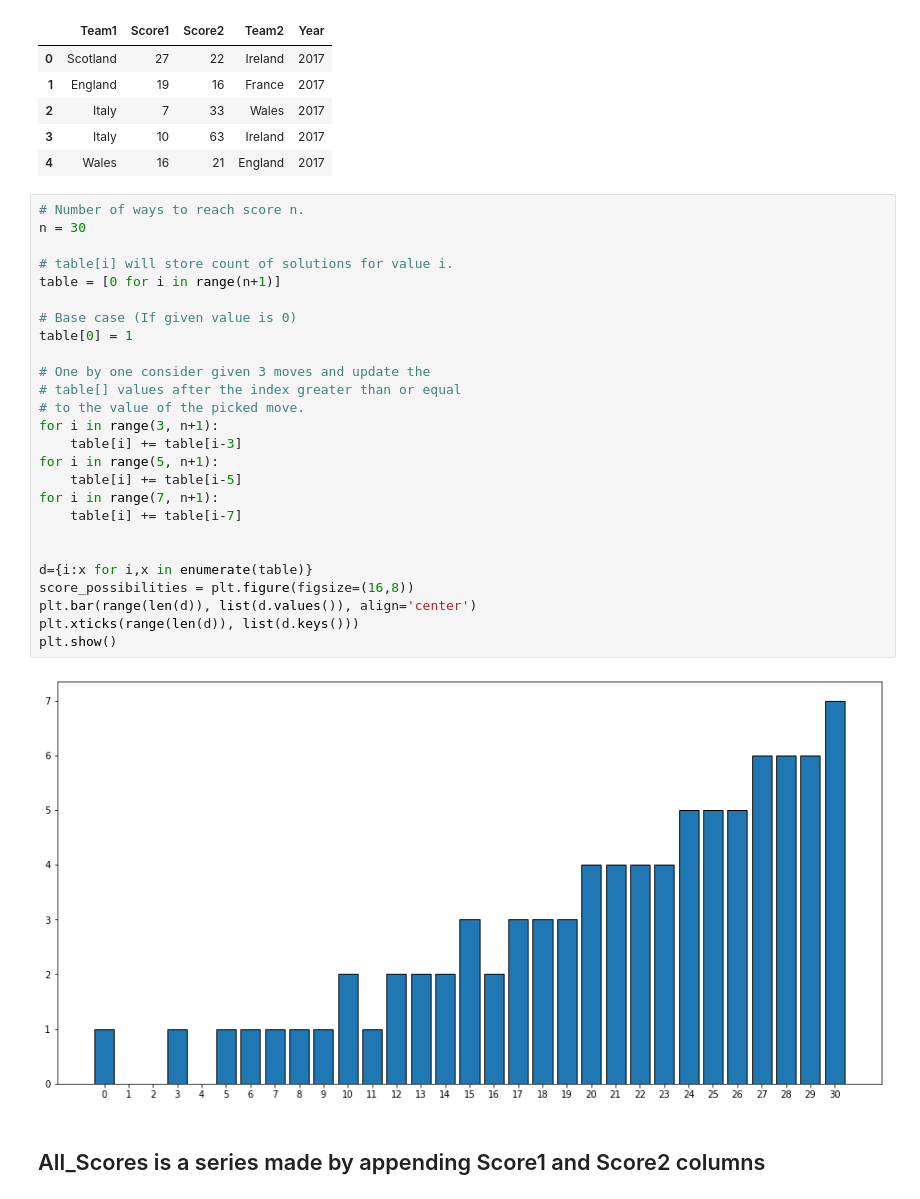
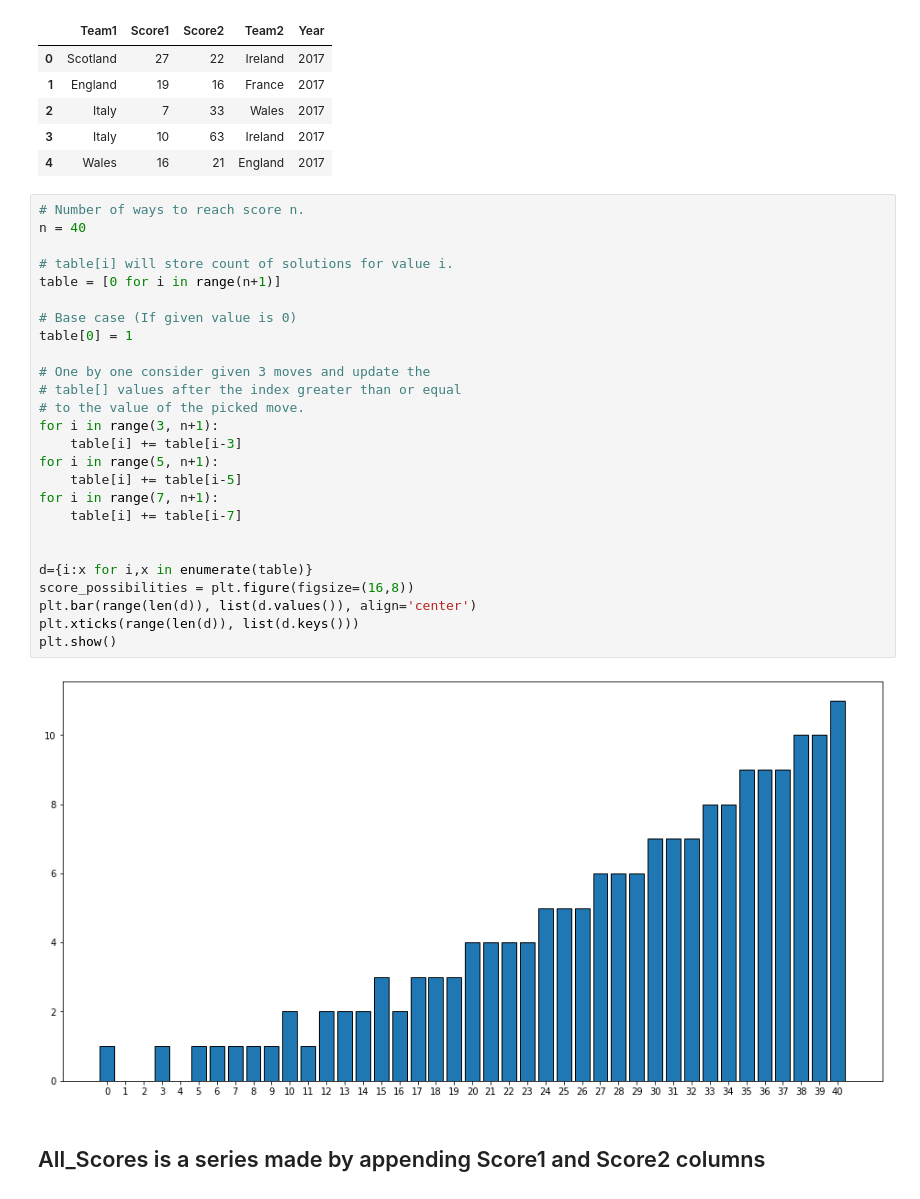
Before and after one commit to BenMcMurtry/RugbyExperiment, a Jupyter notebook: RugbyExperiment.ipynb, the cells around one changed output. Cells and saved outputs as stored; diff of their text form.

```diff
--- a/RugbyExperiment.ipynb
+++ b/RugbyExperiment.ipynb
@@ -24,32 +24,32 @@ rugby.head(5)
 | 4 | Wales | 16 | 21 | England | 2017 |
 # %%
 # Number of ways to reach score n.
-n = 30
+n = 40
 
 # table[i] will store count of solutions for value i.
 table = [0 for i in range(n+1)]
 
 # Base case (If given value is 0)
 table[0] = 1
 
 # One by one consider given 3 moves and update the
 # table[] values after the index greater than or equal
 # to the value of the picked move.
 for i in range(3, n+1):
     table[i] += table[i-3]
 for i in range(5, n+1):
     table[i] += table[i-5]
 for i in range(7, n+1):
     table[i] += table[i-7]
 
 
 d={i:x for i,x in enumerate(table)}
 score_possibilities = plt.figure(figsize=(16,8))
 plt.bar(range(len(d)), list(d.values()), align='center')
 plt.xticks(range(len(d)), list(d.keys()))
 plt.show()
 # %% [output]
-[figure, old version]
+[figure, new version]
 # %% [markdown]
 ## All_Scores is a series made by appending Score1 and Score2 columns
 # %%
```
Also changed, not shown: 3 other files.
